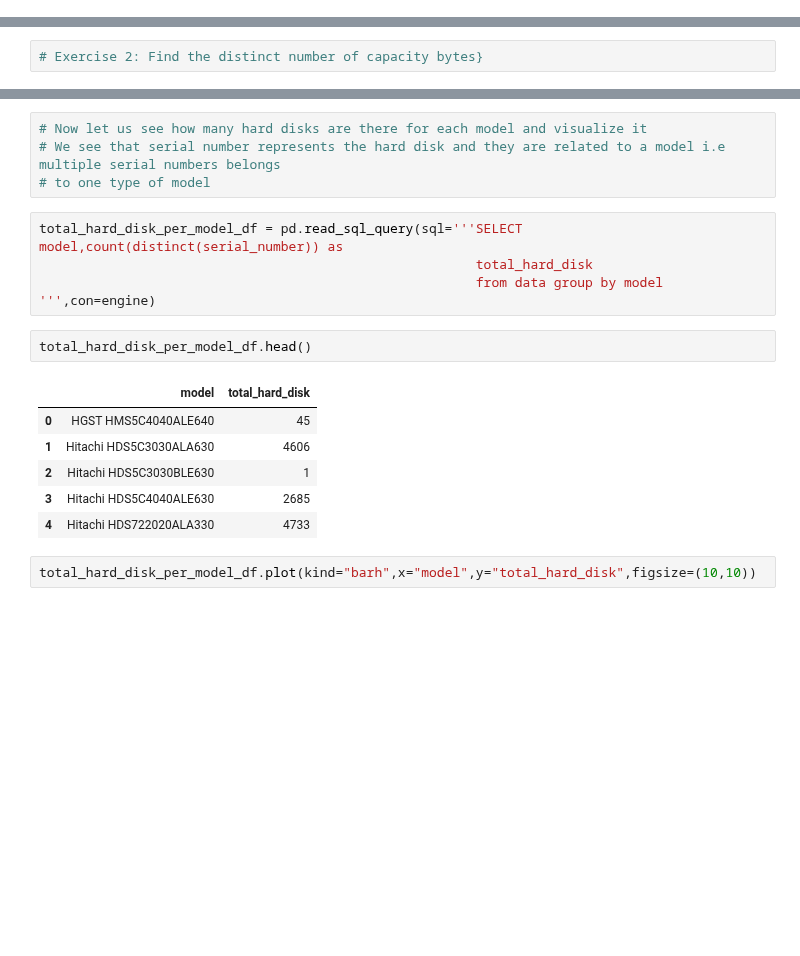
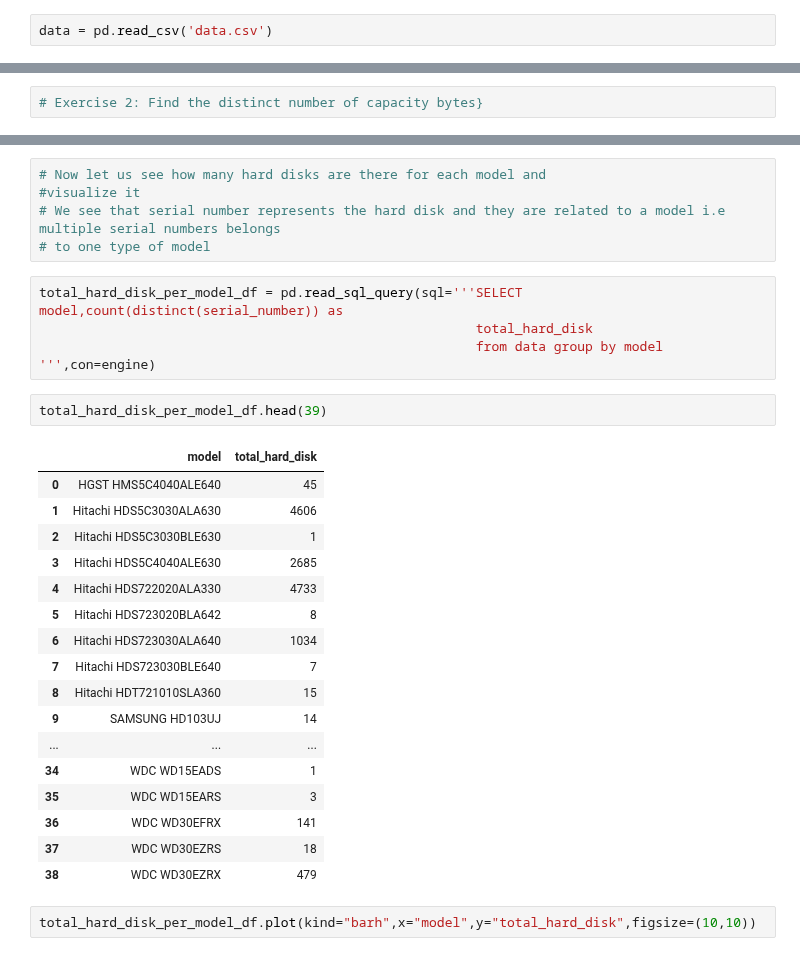
Before and after one commit to ababook/intro-python-data-science, a Jupyter notebook: hard-disk/Explore.ipynb, the cells around one changed output, grey strips where cells are left out. Drawn from its saved outputs; the diff is of its cells as text; blank space fills up the shorter version.

```diff
--- a/hard-disk/Explore.ipynb
+++ b/hard-disk/Explore.ipynb
@@ -33,6 +31,8 @@ sql_path
 '/Users/standy/code/intro-python-data-science/hard-disk/data/hard-disk-reduced.db'
 # %%
 engine = create_engine('sqlite:///'+sql_path)
+# %%
+data = pd.read_csv('data.csv')
 # %%
 data_sneak_peek_df = pd.read_sql_query(sql='''SELECT * FROM DATA limit 10''',con=engine)
 # %%
@@ -72,7 +85,8 @@ Total number of distinct models : 39
 # %% [markdown]
 <img style="float:center" src="img/group-by.gif" />
 # %%
-# Now let us see how many hard disks are there for each model and visualize it
+# Now let us see how many hard disks are there for each model and
+#visualize it
 # We see that serial number represents the hard disk and they are related to a model i.e multiple serial numbers belongs
 # to one type of model
 # %%
@@ -80,14 +94,25 @@ total_hard_disk_per_model_df = pd.read_sql_query(sql='''SELECT model,count(disti
                                                         total_hard_disk
                                                         from data group by model ''',con=engine)
 # %%
-total_hard_disk_per_model_df.head()
+total_hard_disk_per_model_df.head(39)
 # %% [output]
 |  | model | total_hard_disk |
 | 0 | HGST HMS5C4040ALE640 | 45 |
 | 1 | Hitachi HDS5C3030ALA630 | 4606 |
 | 2 | Hitachi HDS5C3030BLE630 | 1 |
 | 3 | Hitachi HDS5C4040ALE630 | 2685 |
 | 4 | Hitachi HDS722020ALA330 | 4733 |
+| 5 | Hitachi HDS723020BLA642 | 8 |
+| 6 | Hitachi HDS723030ALA640 | 1034 |
+| 7 | Hitachi HDS723030BLE640 | 7 |
+| 8 | Hitachi HDT721010SLA360 | 15 |
+| 9 | SAMSUNG HD103UJ | 14 |
+| ... | ... | ... |
+| 34 | WDC WD15EADS | 1 |
+| 35 | WDC WD15EARS | 3 |
+| 36 | WDC WD30EFRX | 141 |
+| 37 | WDC WD30EZRS | 18 |
+| 38 | WDC WD30EZRX | 479 |
 # %%
 total_hard_disk_per_model_df.plot(kind="barh",x="model",y="total_hard_disk",figsize=(10,10))
 # %% [output]
```
Also changed, not shown: parts of 5 cells of this notebook, 3 other files.
